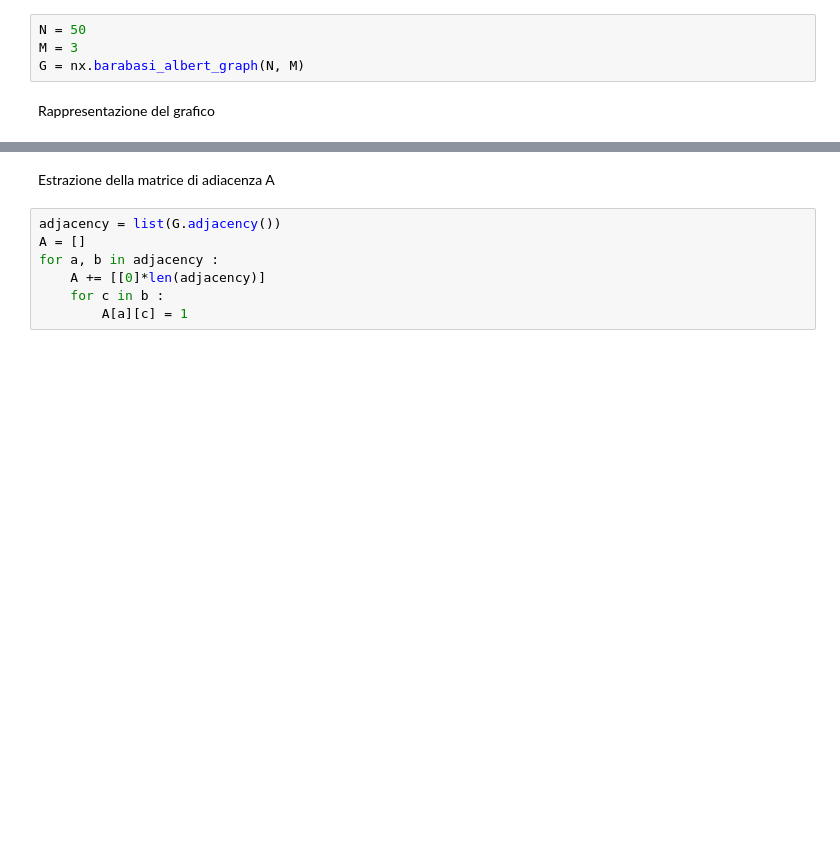
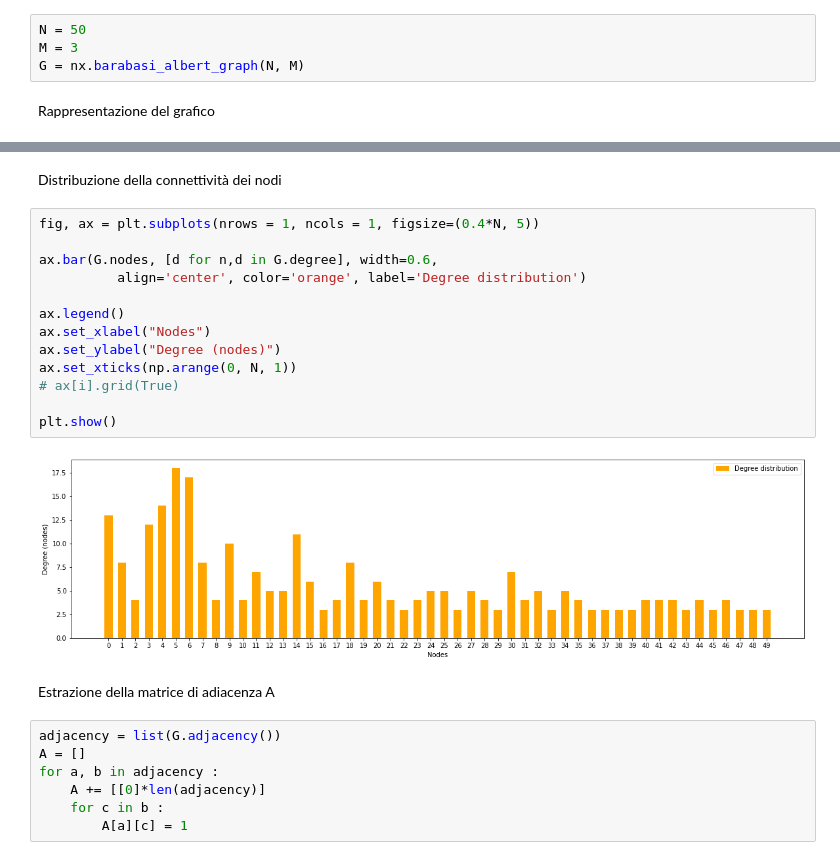
Before and after one commit to Ferri-00/Esame-Complessi, a Jupyter notebook: BarabasiAlbert.ipynb, the cells around one changed output, grey strips where cells are left out. Saved outputs shown, nothing was run; the diff lists cells and outputs as text; blank space fills up the shorter version.

```diff
--- a/BarabasiAlbert.ipynb
+++ b/BarabasiAlbert.ipynb
@@ -24,3 +24,20 @@ plt.show()
+# %% [markdown]
+Distribuzione della connettività dei nodi
+# %%
+fig, ax = plt.subplots(nrows = 1, ncols = 1, figsize=(0.4*N, 5))
+
+ax.bar(G.nodes, [d for n,d in G.degree], width=0.6,
+          align='center', color='orange', label='Degree distribution')
+
+ax.legend()
+ax.set_xlabel("Nodes")
+ax.set_ylabel("Degree (nodes)")
+ax.set_xticks(np.arange(0, N, 1))
+# ax[i].grid(True)
+
+plt.show()
+# %% [output]
+[figure, added]
 # %% [markdown]
 Estrazione della matrice di adiacenza A
 # %%
```
Also changed, not shown: parts of 13 cells of this notebook, 1 other file.
